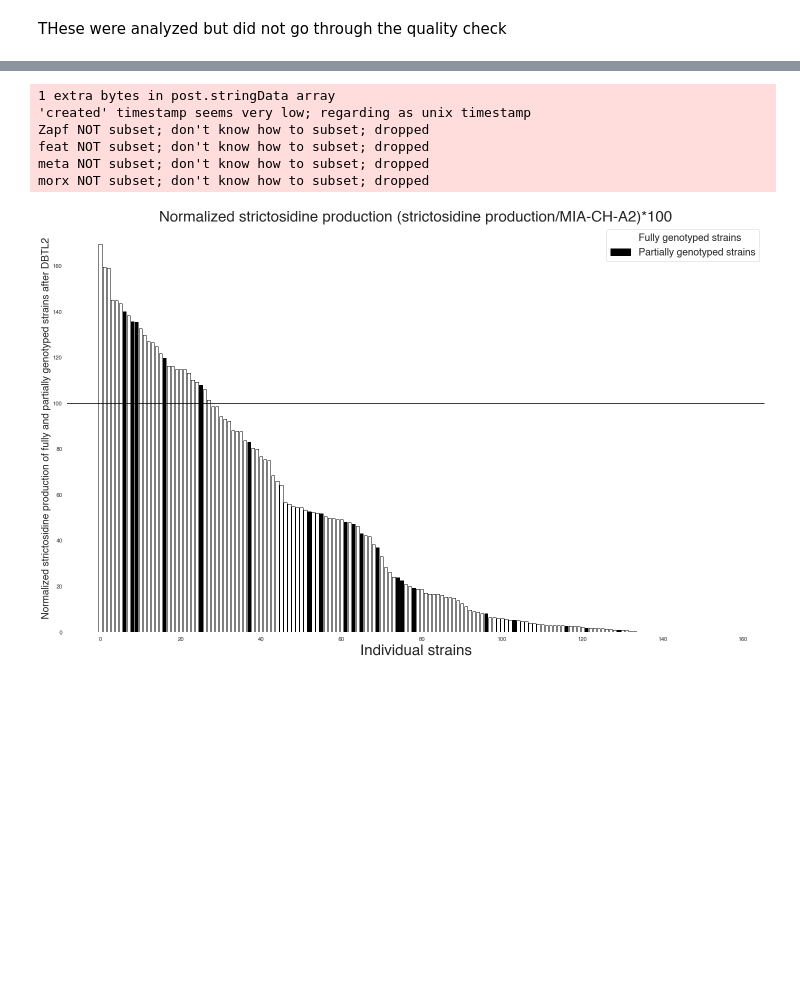
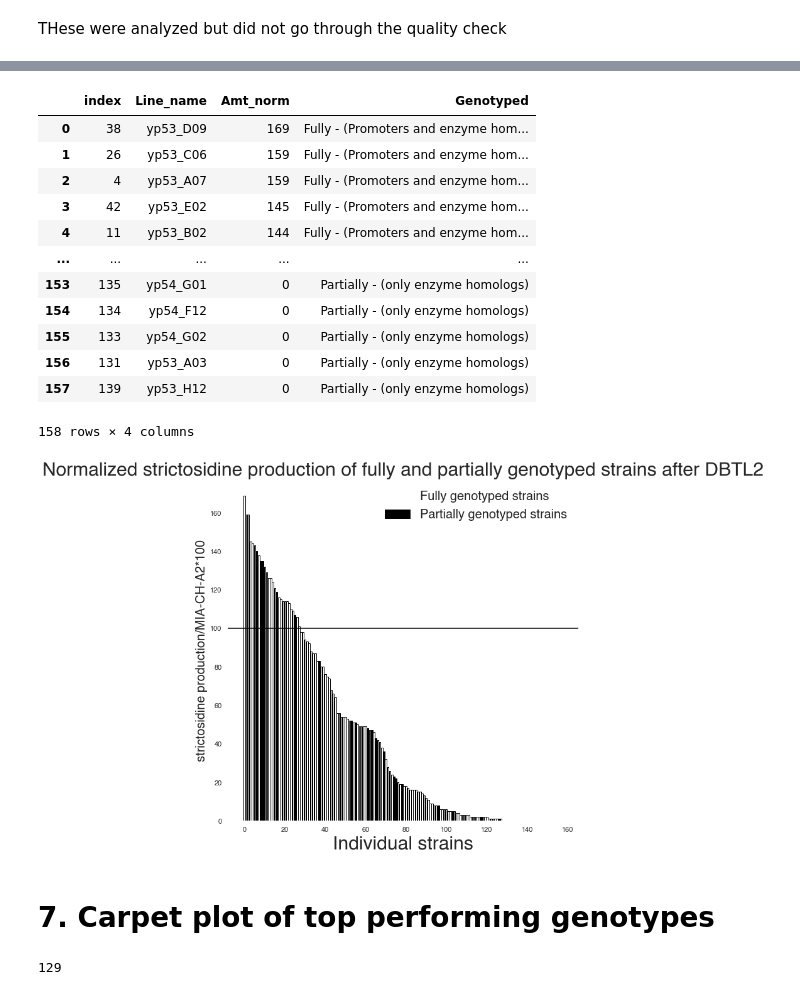
Before and after one commit to hiyama341/ConStrain, a Jupyter notebook: colab_notebooks/10_2_TEST_Library_Characterization.ipynb, the cells around one changed output, grey strips where cells are left out. Drawn from its saved outputs; the diff is of its cells as text; code cells hidden in the pictures; blank space fills up the shorter version.

```diff
--- a/colab_notebooks/10_2_TEST_Library_Characterization.ipynb
+++ b/colab_notebooks/10_2_TEST_Library_Characterization.ipynb
@@ -1082,6 +1082,6 @@ len(input_for_ml)
 # %% [output]
 129
 # %%
-for_plotting_input_for_ml = input_for_ml[['Line_name', 'G8H', 'pG8H','pCPR', 'CPR','norm_strict_%' ]]
+for_plotting_input_for_ml = input_for_ml[['Line_name', 'G8H', 'pG8H','pCPR', 'CPR','Amt_norm' ]]
 for_plotting_input_for_ml
 # %% [output]
@@ -1174,6 +1169,6 @@ morx NOT subset; don't know how to subset; dropped
 ### Horisontal bar plots top20
 # %%
 second_round_top_producers = pd.read_csv('ConStrain_on_google_colab/data/09-AutoML/input_to_ml/second_round/input_for_ml_2nd_iteration_all_analytics.csv')
-second_round_top_producers = second_round_top_producers.sort_values(by='norm_strict_%', ascending=False)
+second_round_top_producers = second_round_top_producers.sort_values(by='Amt_norm', ascending=False)
 second_round_top_producers
 # %% [output]
@@ -1193,6 +1188,5 @@ second_round_top_producers
 # %%
-second_round_top_producers = second_round_top_producers[['Line_name','0','1','2','3','norm_strict_%']]
-second_round_top_producers.columns = ['Line_name','0','1','2','3','Amt_norm']
+second_round_top_producers = second_round_top_producers[['Line_name','0','1','2','3','Amt_norm']]
 # %%
 list_of_promoters = ["pCYC1", "pENO2","pPCK1","pRPL15B", "pCCW12", "pTPI1","pMLS1","pURE2"]
 
@@ -1403,7 +1391,7 @@ Total genotypes harvested in both cycles : 62
 These are the genotyped strains
 # %%
 second_round_top_producers = pd.read_csv('ConStrain_on_google_colab/data/09-AutoML/input_to_ml/second_round/input_for_ml_2nd_iteration_all_analytics.csv')
-second_round_top_producers = second_round_top_producers[['Line_name','norm_strict_%' ]]
+second_round_top_producers = second_round_top_producers[['Line_name','Amt_norm' ]]
 second_round_top_producers.columns = ['Line_name', 'Amt_norm']
 
 second_round_top_producers['Genotyped'] = 'Fully - (Promoters and enzyme homologs)'
@@ -1487,6 +1475,22 @@ genotyped_strains
 129 rows × 3 columns
 # %%
 concated_genotypes = pd.concat([genotyping_and_analytics2,genotyped_strains ]).sort_values(by= 'Amt_norm', ascending = False).reset_index()
+# %%
+concated_genotypes
+# %% [output]
+|  | index | Line_name | Amt_norm | Genotyped |
+| 0 | 38 | yp53_D09 | 169 | Fully - (Promoters and enzyme hom... |
+| 1 | 26 | yp53_C06 | 159 | Fully - (Promoters and enzyme hom... |
+| 2 | 4 | yp53_A07 | 159 | Fully - (Promoters and enzyme hom... |
+| 3 | 42 | yp53_E02 | 145 | Fully - (Promoters and enzyme hom... |
+| 4 | 11 | yp53_B02 | 144 | Fully - (Promoters and enzyme hom... |
+| ... | ... | ... | ... | ... |
+| 153 | 135 | yp54_G01 | 0 | Partially - (only enzyme homologs) |
+| 154 | 134 | yp54_F12 | 0 | Partially - (only enzyme homologs) |
+| 155 | 133 | yp54_G02 | 0 | Partially - (only enzyme homologs) |
+| 156 | 131 | yp53_A03 | 0 | Partially - (only enzyme homologs) |
+| 157 | 139 | yp53_H12 | 0 | Partially - (only enzyme homologs) |
+158 rows × 4 columns
 # %%
 #count and append colors for the grouped barplot
 colors = []
@@ -1503,16 +1507,12 @@ from constrain.plotting.plotting import grouped_bar_plot
 # %%
 grouped_bar_plot(indexes, normalzed_strict, colors, category_labels = ['Fully genotyped strains','Partially genotyped strains' ],
                          title = 'Normalized strictosidine production of fully and partially genotyped strains after DBTL2',
-                         y_label = 'Normalized strictosidine production (strictosidine production/MIA-CH-A2)*100' ,
+                         y_label = 'strictosidine production/MIA-CH-A2*100' ,
                          x_label = 'Individual strains',
                          path = 'ConStrain_on_google_colab/data/10-plots/10_2_TEST_Library_characterization/',
                         axhline = True,
                         )
 # %% [output]
-1 extra bytes in post.stringData array
-'created' timestamp seems very low; regarding as unix timestamp
-Zapf NOT subset; don't know how to subset; dropped
-feat NOT subset; don't know how to subset; dropped
-meta NOT subset; don't know how to subset; dropped
-morx NOT subset; don't know how to subset; dropped
-[figure, old version]
+[figure, new version]
+# %% [markdown]
+# 7. Carpet plot of top performing genotypes
@@ -1518,0 +1524,38 @@ morx NOT subset; don't know how to subset; dropped
+# %%
+g8h_list_of_index = ["CacuG8H", "OpumG8H","CroG8H","VminG8H","SmusG8H","RsepG8H","OeuG8H","CcalG8H"]
+cpr_list_of_index = ["CroCPR", "AanCPR","AraCPR","CloCPR","RseCPR","AhuCPR","AniCPR","CacCPR","OeuCPR","CpoCPR"]
+
+pg8h_list_of_index = ['pCYC1', 'pENO2']
+pcpr_list_of_index = ['pCCW12', 'pTPI1']
+
+g8h_genotype = []
+cpr_genotype = []
+pg8h_genotype = []
+pcpr_genotype = []
+
+# adding index of genotypes to individual rows
+for index, row in input_for_ml.iterrows():
+    # homologs
+    g8h_name = g8h_list_of_index[int(row['0']-1)]
+    cpr_name = cpr_list_of_index[int(row['3']-1)]
+
+    # promoters
+    pg8h_name =promoter_dict[row['1']]
+    pcpr_name = promoter_dict[row['2']]
+
+
+    # save the genotypes
+    g8h_genotype.append(g8h_name)
+    cpr_genotype.append(cpr_name)
+    pg8h_genotype.append(pg8h_name)
+    pcpr_genotype.append(pcpr_name)
+
+
+input_for_ml['G8H'] = g8h_genotype
+input_for_ml['CPR'] = cpr_genotype
+input_for_ml['pG8H'] = pg8h_genotype
+input_for_ml['pCPR'] = pcpr_genotype
+
+len(input_for_ml)
+# %% [output]
+129
```
Also changed, not shown: parts of 43 cells of this notebook.
